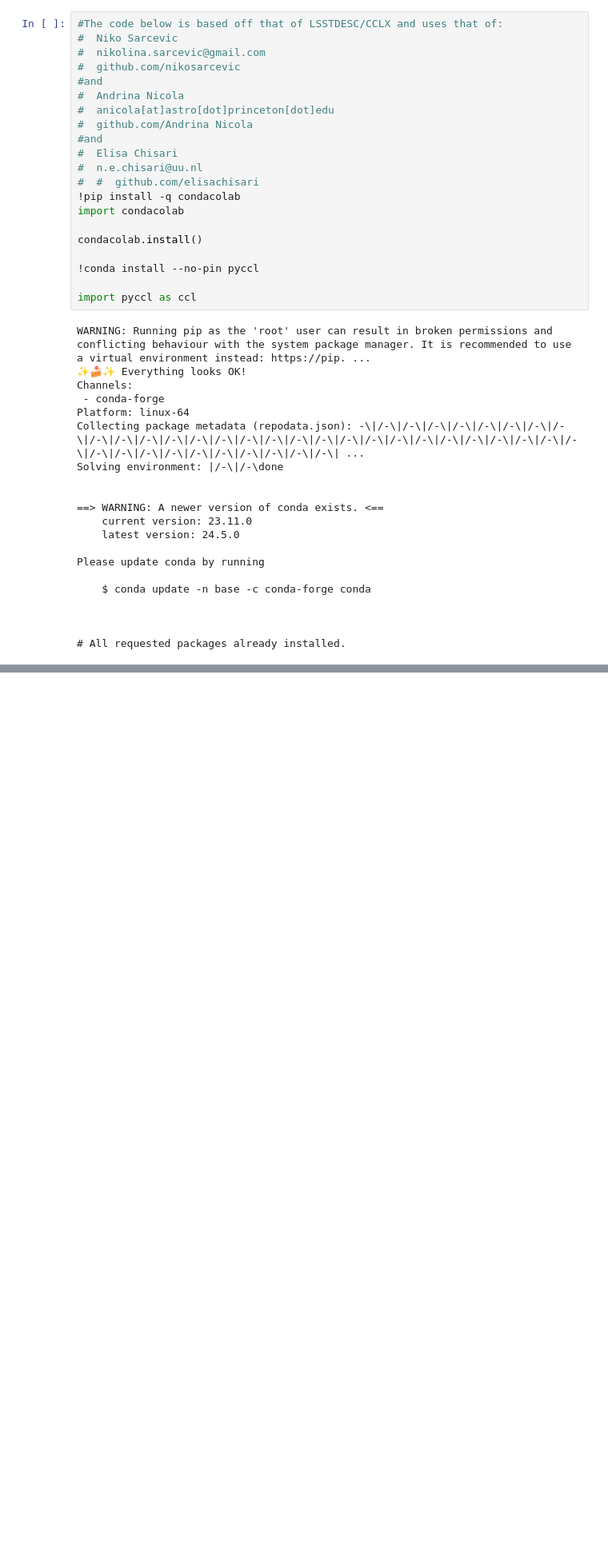
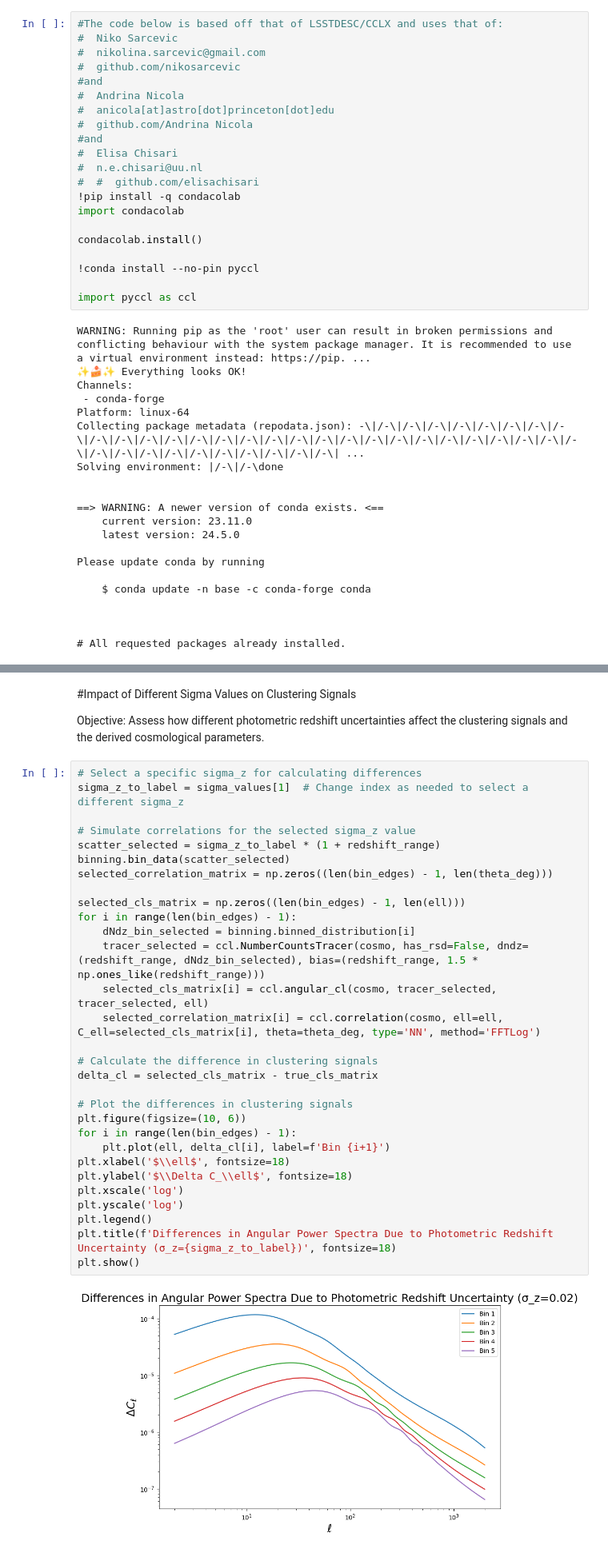
Before and after one commit to clayedw/RET-2024, a Jupyter notebook: binning_with_gaussian.ipynb, the cells around one changed output, grey strips where cells are left out. Shown at 80% size. Cells and saved outputs as stored; diff of their text form; blank space fills up the shorter version.

```diff
--- a/binning_with_gaussian.ipynb
+++ b/binning_with_gaussian.ipynb
@@ -317,0 +293,36 @@ plt.show()
+# %% [markdown]
+#Impact of Different Sigma Values on Clustering Signals
+
+Objective: Assess how different photometric redshift uncertainties affect the clustering signals and the derived cosmological parameters.
+# %%
+# Select a specific sigma_z for calculating differences
+sigma_z_to_label = sigma_values[1]  # Change index as needed to select a different sigma_z
+
+# Simulate correlations for the selected sigma_z value
+scatter_selected = sigma_z_to_label * (1 + redshift_range)
+binning.bin_data(scatter_selected)
+selected_correlation_matrix = np.zeros((len(bin_edges) - 1, len(theta_deg)))
+
+selected_cls_matrix = np.zeros((len(bin_edges) - 1, len(ell)))
+for i in range(len(bin_edges) - 1):
+    dNdz_bin_selected = binning.binned_distribution[i]
+    tracer_selected = ccl.NumberCountsTracer(cosmo, has_rsd=False, dndz=(redshift_range, dNdz_bin_selected), bias=(redshift_range, 1.5 * np.ones_like(redshift_range)))
+    selected_cls_matrix[i] = ccl.angular_cl(cosmo, tracer_selected, tracer_selected, ell)
+    selected_correlation_matrix[i] = ccl.correlation(cosmo, ell=ell, C_ell=selected_cls_matrix[i], theta=theta_deg, type='NN', method='FFTLog')
+
+# Calculate the difference in clustering signals
+delta_cl = selected_cls_matrix - true_cls_matrix
+
+# Plot the differences in clustering signals
+plt.figure(figsize=(10, 6))
+for i in range(len(bin_edges) - 1):
+    plt.plot(ell, delta_cl[i], label=f'Bin {i+1}')
+plt.xlabel('$\\ell$', fontsize=18)
+plt.ylabel('$\\Delta C_\\ell$', fontsize=18)
+plt.xscale('log')
+plt.yscale('log')
+plt.legend()
+plt.title(f'Differences in Angular Power Spectra Due to Photometric Redshift Uncertainty (σ_z={sigma_z_to_label})', fontsize=18)
+plt.show()
+# %% [output]
+[figure, added]
```
Also changed, not shown: parts of 8 cells of this notebook.
